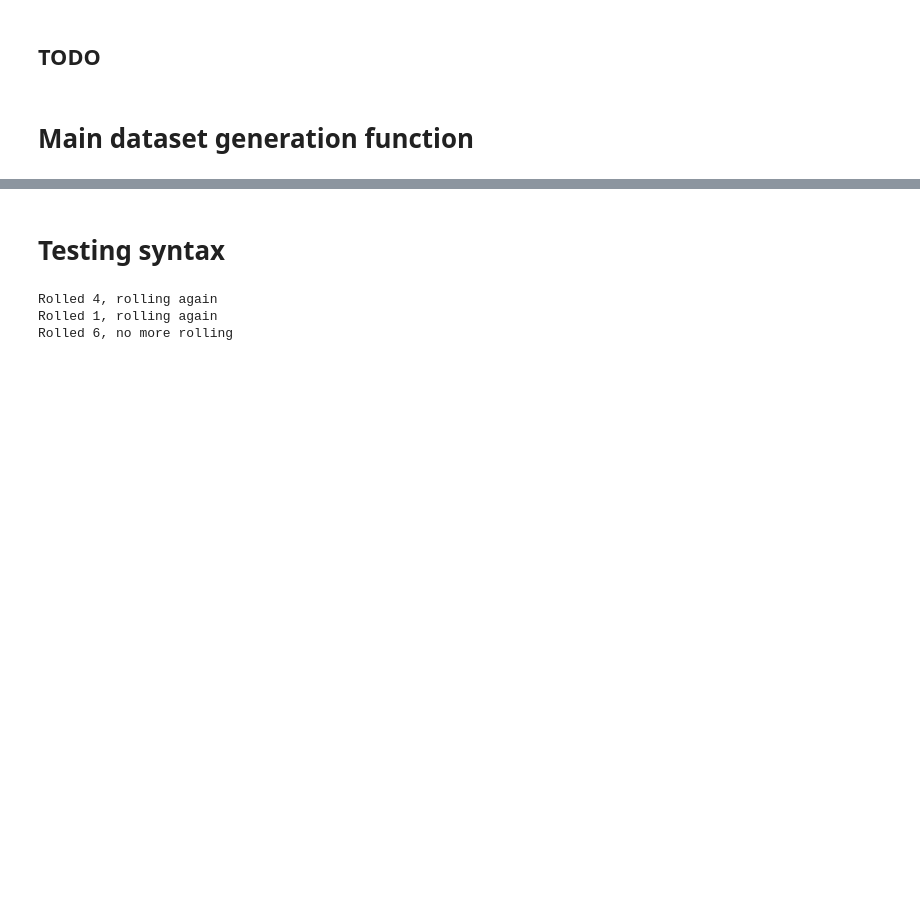
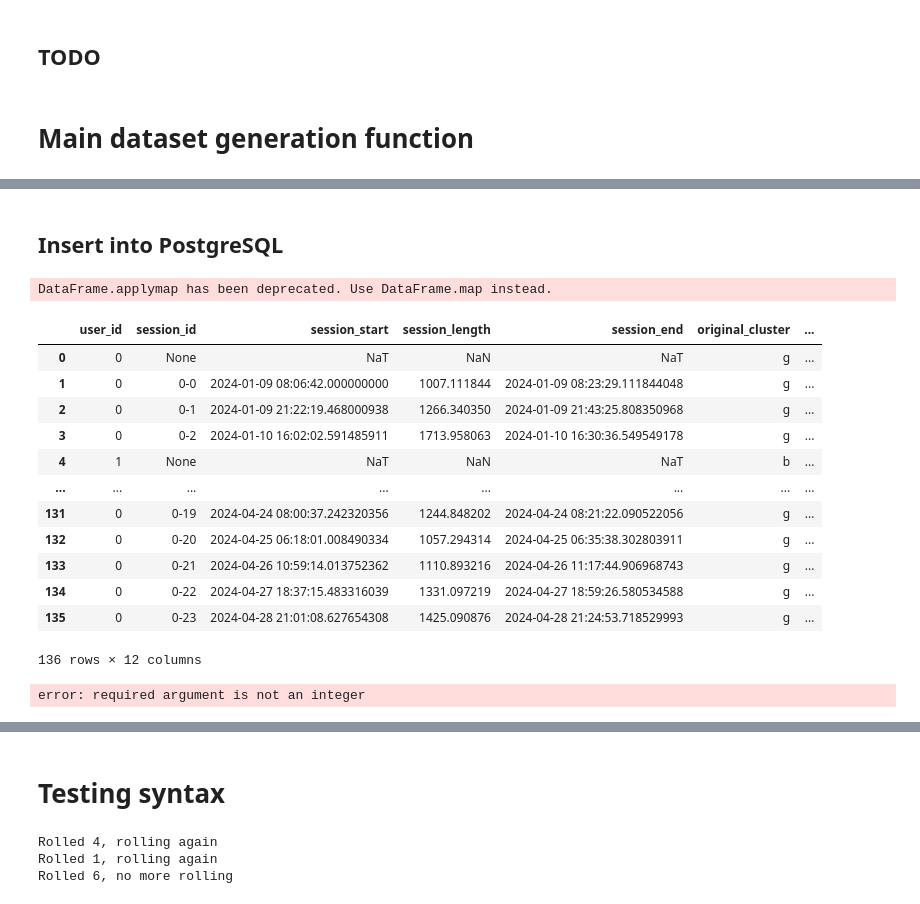
Before and after one commit to pyryjh/Portfolio, a Jupyter notebook: customer_acquisition_analytics/full_workflow.ipynb, the cells around one changed output, grey strips where cells are left out. Cells and saved outputs as stored; diff of their text form; code cells hidden in the pictures; blank space fills up the shorter version.

```diff
--- a/customer_acquisition_analytics/full_workflow.ipynb
+++ b/customer_acquisition_analytics/full_workflow.ipynb
@@ -1082,0 +1258,40 @@ main()
+# %% [markdown]
+## Insert into PostgreSQL
+# %%
+df = df.where(pd.notnull(df), None)
+df.replace('NaN', pd.NA, inplace=True)
+
+# Replace NaN values with None
+df = df.applymap(lambda x: None if pd.isna(x) else x)
+
+display(df)
+# %% [output]
+DataFrame.applymap has been deprecated. Use DataFrame.map instead.
+|  | user_id | session_id | session_start | session_length | session_end | original_cluster | ... |
+| 0 | 0 | None | NaT | NaN | NaT | g | ... |
+| 1 | 0 | 0-0 | 2024-01-09 08:06:42.000000000 | 1007.111844 | 2024-01-09 08:23:29.111844048 | g | ... |
+| 2 | 0 | 0-1 | 2024-01-09 21:22:19.468000938 | 1266.340350 | 2024-01-09 21:43:25.808350968 | g | ... |
+| 3 | 0 | 0-2 | 2024-01-10 16:02:02.591485911 | 1713.958063 | 2024-01-10 16:30:36.549549178 | g | ... |
+| 4 | 1 | None | NaT | NaN | NaT | b | ... |
+| ... | ... | ... | ... | ... | ... | ... | ... |
+| 131 | 0 | 0-19 | 2024-04-24 08:00:37.242320356 | 1244.848202 | 2024-04-24 08:21:22.090522056 | g | ... |
+| 132 | 0 | 0-20 | 2024-04-25 06:18:01.008490334 | 1057.294314 | 2024-04-25 06:35:38.302803911 | g | ... |
+| 133 | 0 | 0-21 | 2024-04-26 10:59:14.013752362 | 1110.893216 | 2024-04-26 11:17:44.906968743 | g | ... |
+| 134 | 0 | 0-22 | 2024-04-27 18:37:15.483316039 | 1331.097219 | 2024-04-27 18:59:26.580534588 | g | ... |
+| 135 | 0 | 0-23 | 2024-04-28 21:01:08.627654308 | 1425.090876 | 2024-04-28 21:24:53.718529993 | g | ... |
+136 rows × 12 columns
+# %%
+# Table name in PostgreSQL
+table_name = 'fct_user_action'
+
+
+
+
+
+# Create table
+create_table_from_df(df, table_name)
+
+# Insert data into table
+insert_df_to_table(df, table_name)
+# %% [output]
+error: required argument is not an integer
```
Also changed, not shown: parts of 16 cells of this notebook.
